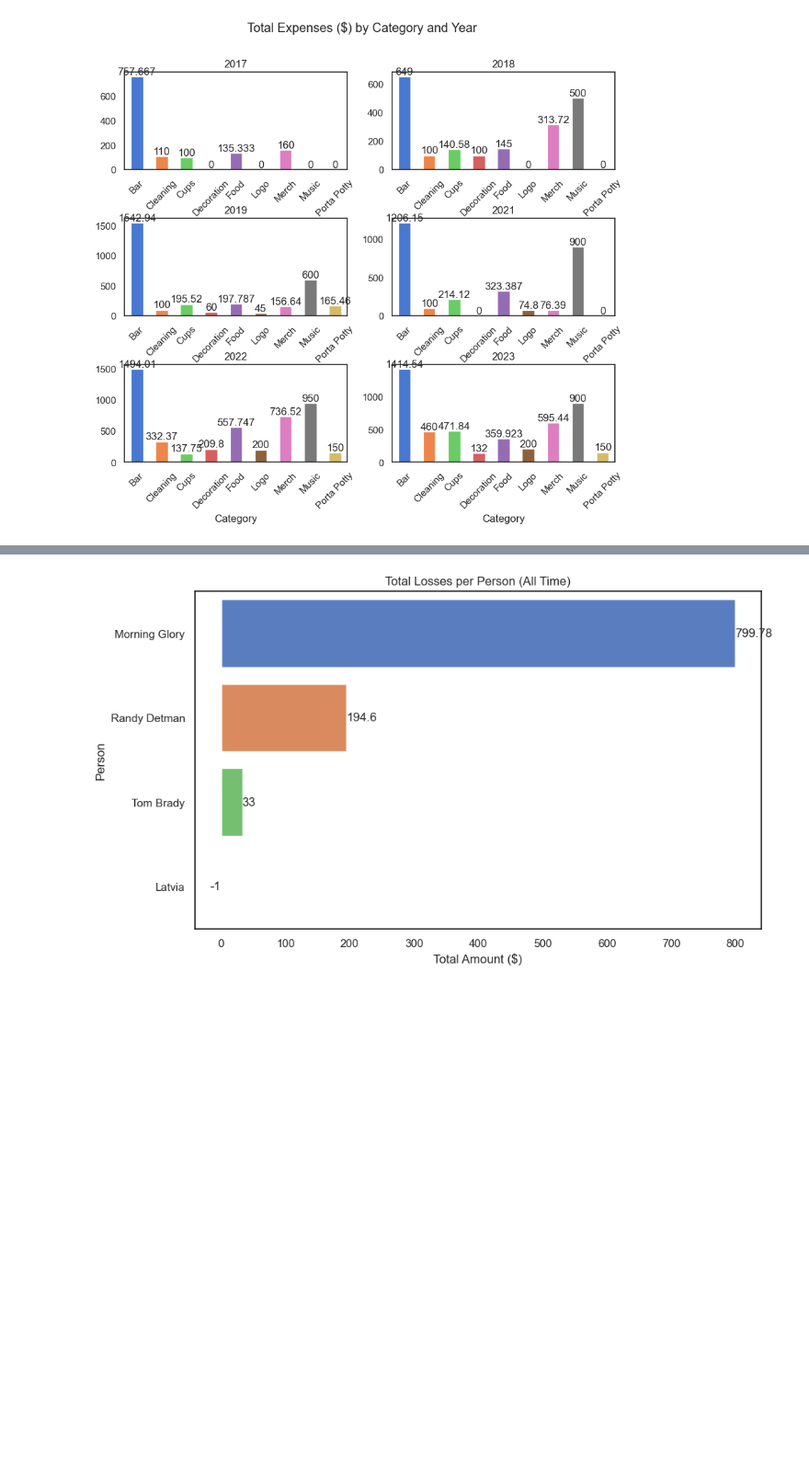
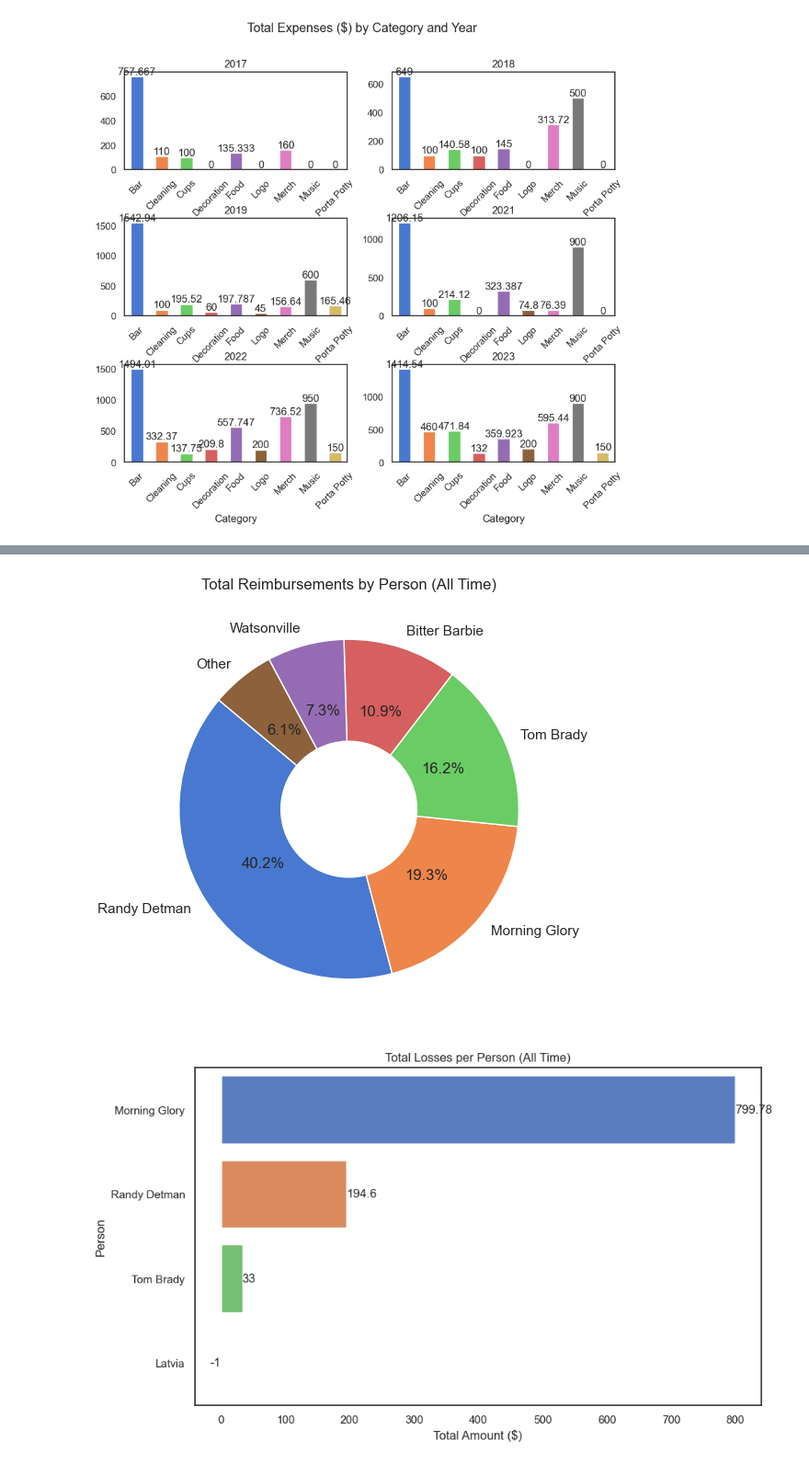
Before and after one commit to johbry17/Harvest-Party, a Jupyter notebook: exploratory_data_analysis.ipynb, the cells around one changed output, grey strips where cells are left out. Shown at 92% size. Saved outputs shown, nothing was run; the diff lists cells and outputs as text; code cells hidden in the pictures; blank space fills up the shorter version.

```diff
--- a/exploratory_data_analysis.ipynb
+++ b/exploratory_data_analysis.ipynb
@@ -804,3 +829,36 @@ plt.show()
+# %%
+# plot pie chart of every person's total pay_outs
+
+# group sums by year
+reim_sum = reim_df.groupby("Name")["Paid"].sum().reset_index()
+
+# calculate percentage of total for each person
+reim_sum['Percentage'] = 100 * reim_sum['Paid'] / reim_sum['Paid'].sum()
+
+# replace names of those with less than 5% with 'Other'
+reim_sum.loc[reim_sum['Percentage'] < 5, 'Name'] = 'Other'
+
+# group by name again to combine all 'Other' rows
+reim_sum = reim_sum.groupby('Name')['Paid'].sum().reset_index()
+
+# sort df
+reim_sum = reim_sum.sort_values('Paid', ascending=False)
+
+# plot the chart
+sns.set_theme(style="white")
+plt.figure(figsize=(10, 6))
+plt.pie(
+    reim_sum.Paid,
+    labels=reim_sum.Name,
+    autopct="%1.1f%%",
+    startangle=140,
+    colors=sns.color_palette("muted"),
+    wedgeprops=dict(width=0.6, edgecolor="w"),
+)
+plt.title("Total Reimbursements by Person (All Time)")
+plt.show()
+# %% [output]
+[figure, added]
 # %%
 # plot total losses per person, ignore nulls, losses are total expenses minus pay_outs
 
```
Also changed, not shown: parts of 9 cells of this notebook.
